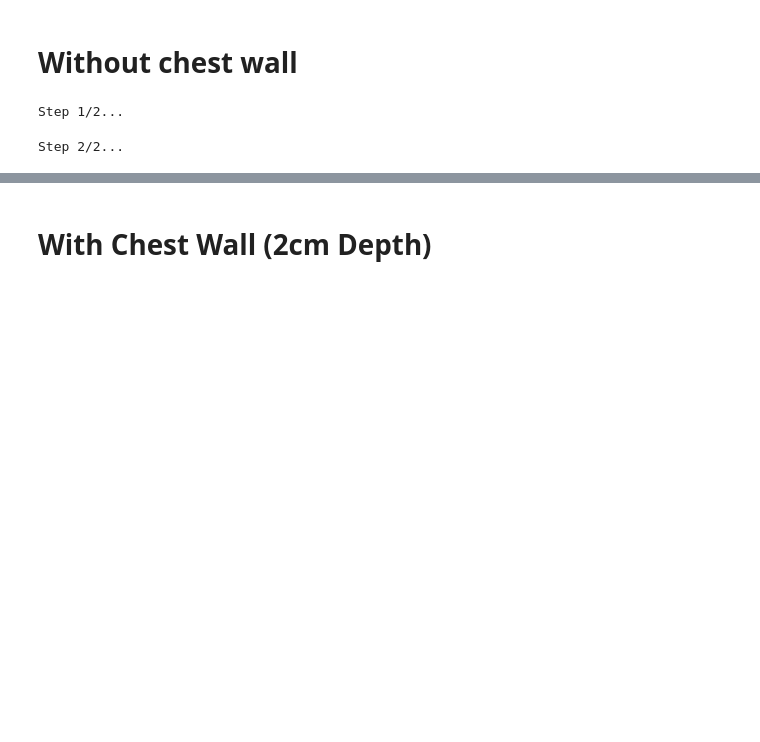
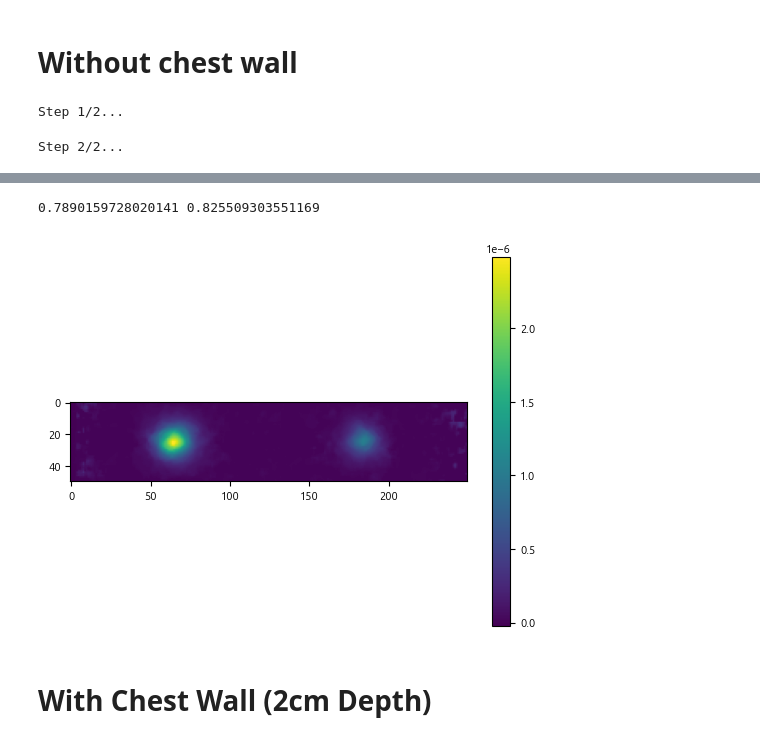
Before and after one commit to nicocarbone/MamoRefCodePublic, a Jupyter notebook: MamoRefRecon2D_MC_Chest.ipynb, the cells around one changed output, grey strips where cells are left out. Saved outputs shown, nothing was run; the diff lists cells and outputs as text; code cells hidden in the pictures; blank space fills up the shorter version.

```diff
--- a/MamoRefRecon2D_MC_Chest.ipynb
+++ b/MamoRefRecon2D_MC_Chest.ipynb
@@ -185,3 +253,28 @@ figSats.savefig("MC2Incs_HbXMaps_noTot.png", bbox_inches='tight', dpi=300)
+# %%
+desOxyMap_2D_scaled = zoom(desOxyMap_2D_filtered, 250/np.shape(desOxyMap_2D_filtered)[0], order=1)
+OxyMap_2D_scaled = zoom(OxyMap_2D_filtered, 250/np.shape(OxyMap_2D_filtered)[0], order=1)
+
+desOxyMap_2D_scaled[desOxyMap_2D_scaled<0]=0
+desOxyMap_2D_scaled[np.isnan(desOxyMap_2D_scaled)]=np.nanmean(desOxyMap_2D_filtered)
+
+OxyMap_2D_scaled[OxyMap_2D_scaled<0]=0
+OxyMap_2D_scaled[np.isnan(OxyMap_2D_scaled)]=np.nanmean(OxyMap_2D_filtered)
+
+plt.imshow(desOxyMap_2D_scaled[100:150,:])
+plt.colorbar()
+
+
+
+ssimOxy_noCW = ssim(GTHbO[100:150,:], OxyMap_2D_scaled[100:150,:], data_range=np.max(GTHbO) - np.min(GTHbO))
+ssimDesOxy_noCW = ssim(GTHbR[100:150,:], desOxyMap_2D_scaled[100:150,:], data_range=np.max(GTHbR) - np.min(GTHbR))
+
+ssimOxy_noCW = ssim(GTHbO[100:150,:], OxyMap_2D_scaled[100:150,:], data_range=np.max(GTHbO) - np.min(GTHbO))
+ssimDesOxy_noCW = ssim(GTHbR[100:150,:], desOxyMap_2D_scaled[100:150,:], data_range=np.max(GTHbR) - np.min(GTHbR))
+
+print(ssimOxy_noCW, ssimDesOxy_noCW)
+# %% [output]
+0.7890159728020141 0.825509303551169
+[figure, added]
 # %% [markdown]
 # With Chest Wall (2cm Depth)
 # %%
```
Also changed, not shown: parts of 14 cells of this notebook, 12 other files.
